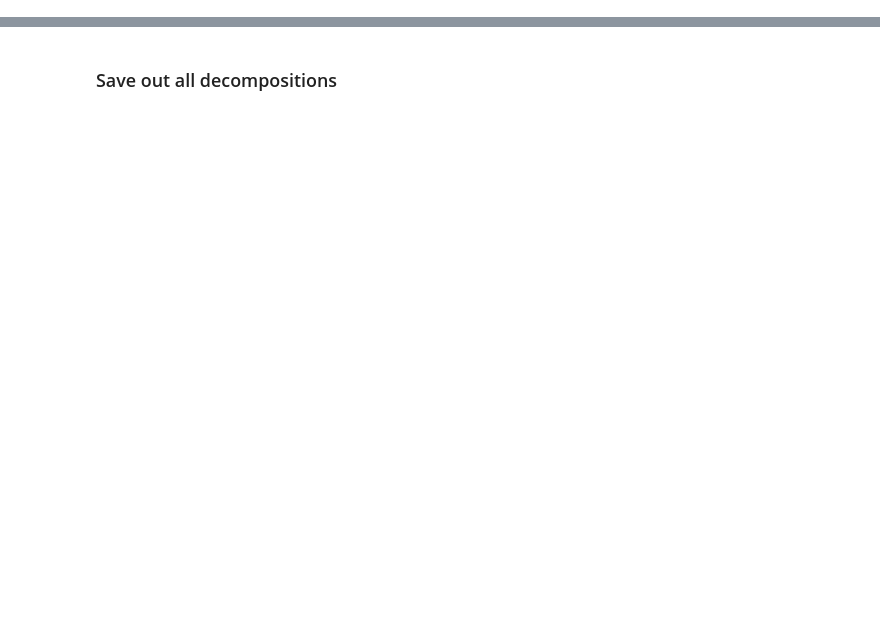
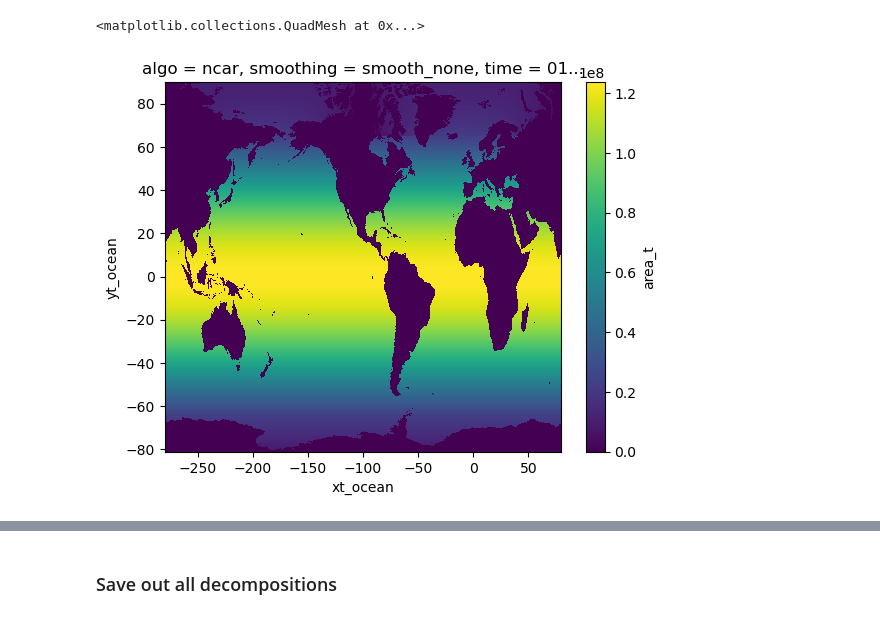
Before and after one commit to ocean-transport/scale-aware-air-sea, a Jupyter notebook: pipeline/step_3_cm26_decompose_small_scale_signal.ipynb, the cells around one changed output, grey strips where cells are left out. Drawn from its saved outputs; the diff is of its cells as text; code cells hidden in the pictures; blank space fills up the shorter version.

```diff
--- a/pipeline/step_3_cm26_decompose_small_scale_signal.ipynb
+++ b/pipeline/step_3_cm26_decompose_small_scale_signal.ipynb
@@ -158,2 +198,7 @@ ds_coarse_fluxes = open_zarr(mapper_coarse_fluxes, chunks={'time':3000})[save_va
+# %%
+ds_filter_fluxes.isel(time=0, algo=0, smoothing=0).area_t.plot()
+# %% [output]
+<matplotlib.collections.QuadMesh at 0x...>
+[figure, added]
 # %%
 # long terms means of both
```
Also changed, not shown: parts of 21 cells of this notebook, 6 other files.
